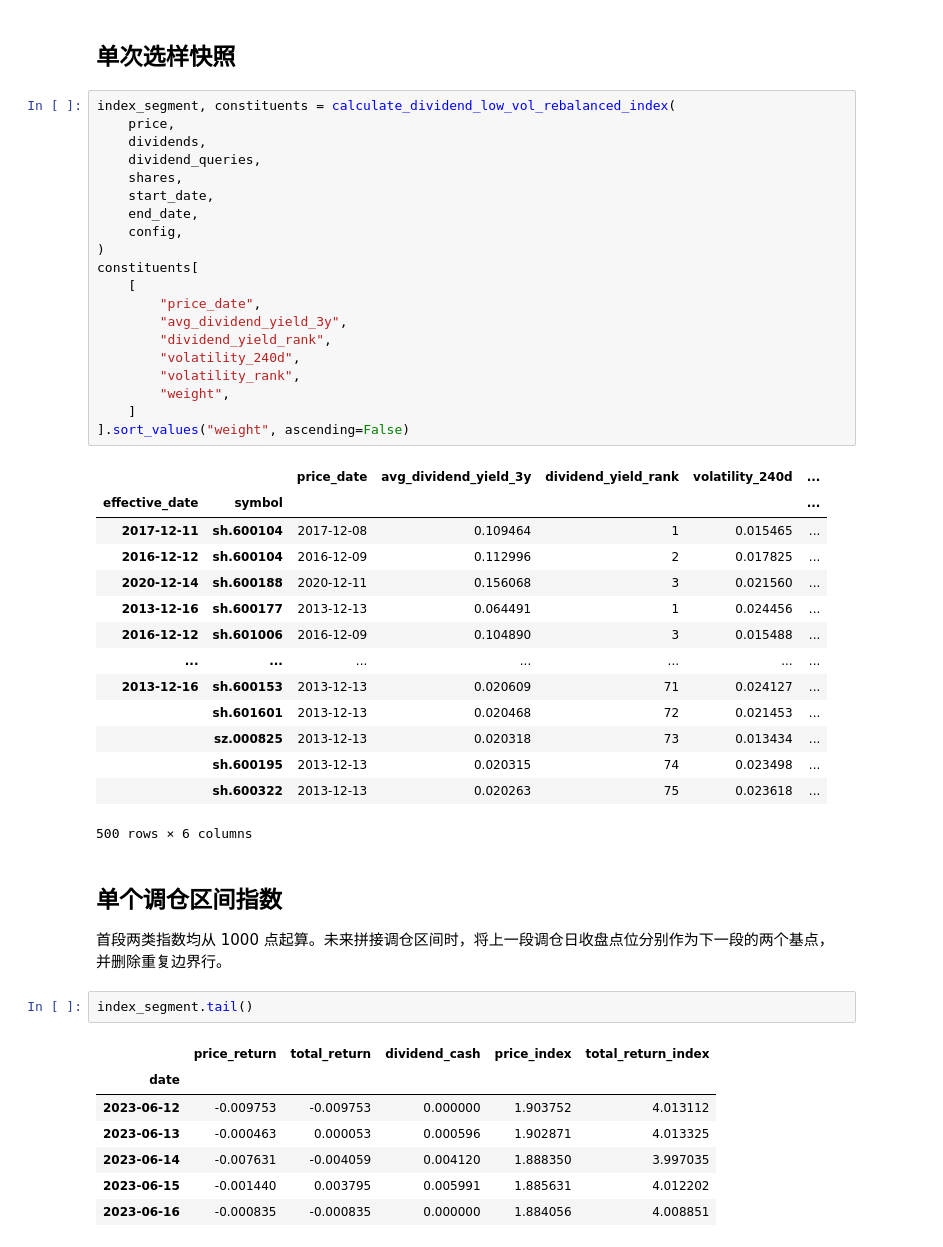
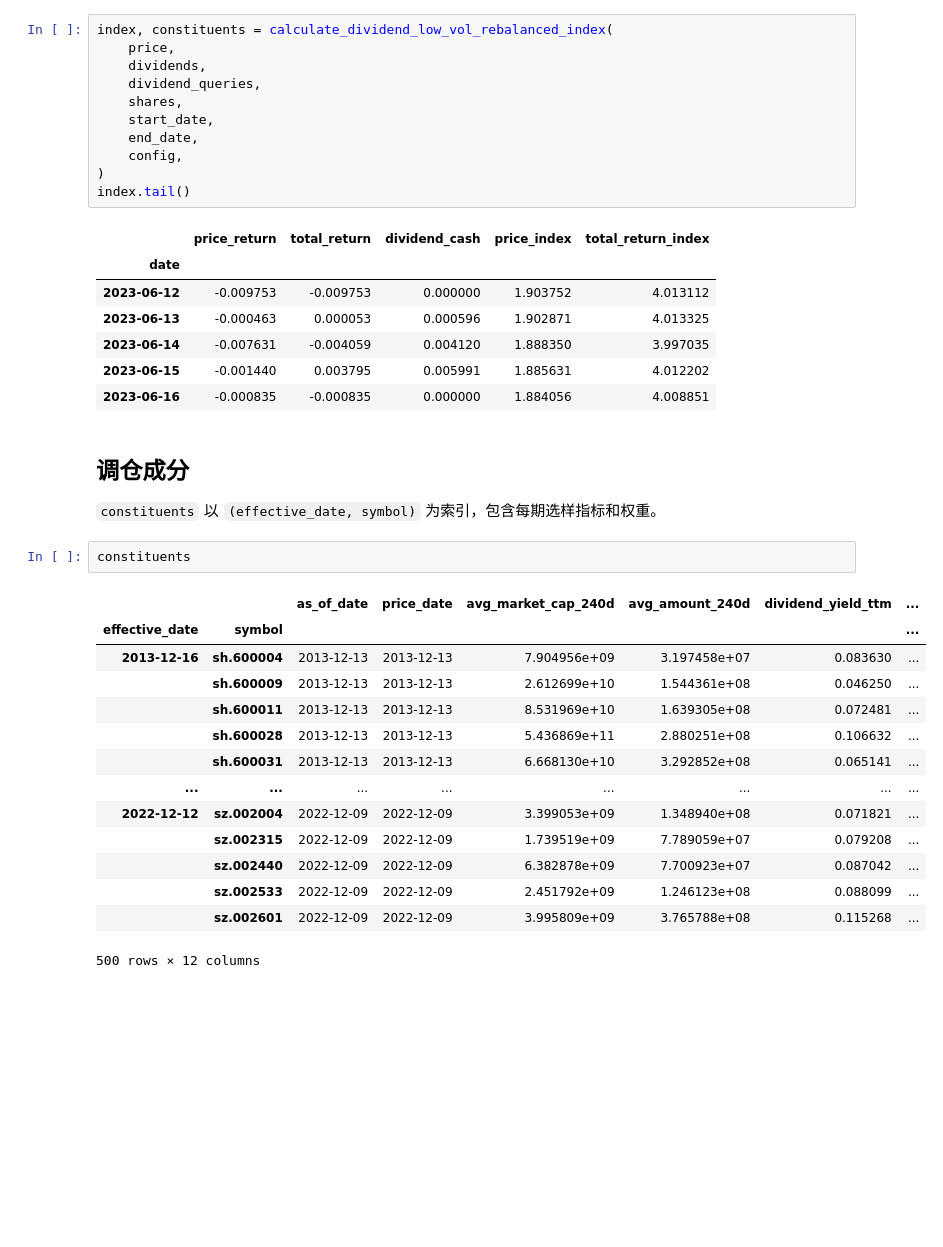
Before and after one commit to zyye00/pyquant, a Jupyter notebook: strategies/cross_sectional/dividend_low_vol/run.ipynb, the cells around one changed output. Drawn from its saved outputs; the diff is of its cells as text; blank space fills up the shorter version.

```diff
--- a/strategies/cross_sectional/dividend_low_vol/run.ipynb
+++ b/strategies/cross_sectional/dividend_low_vol/run.ipynb
@@ -147,7 +38,5 @@ shares = load_dataset("stock_profit_quarterly")
-# %% [markdown]
-## 单次选样快照
 # %%
-index_segment, constituents = calculate_dividend_low_vol_rebalanced_index(
+index, constituents = calculate_dividend_low_vol_rebalanced_index(
     price,
     dividends,
     dividend_queries,
@@ -156,42 +45,33 @@ index_segment, constituents = calculate_dividend_low_vol_rebalanced_index(
     end_date,
     config,
 )
-constituents[
-    [
-        "price_date",
-        "avg_dividend_yield_3y",
-        "dividend_yield_rank",
-        "volatility_240d",
-        "volatility_rank",
-        "weight",
-    ]
-].sort_values("weight", ascending=False)
+index.tail()
 # %% [output]
-|  |  | price_date | avg_dividend_yield_3y | dividend_yield_rank | volatility_240d | ... |
-| effective_date | symbol |  |  |  |  | ... |
-| 2017-12-11 | sh.600104 | 2017-12-08 | 0.109464 | 1 | 0.015465 | ... |
-| 2016-12-12 | sh.600104 | 2016-12-09 | 0.112996 | 2 | 0.017825 | ... |
-| 2020-12-14 | sh.600188 | 2020-12-11 | 0.156068 | 3 | 0.021560 | ... |
-| 2013-12-16 | sh.600177 | 2013-12-13 | 0.064491 | 1 | 0.024456 | ... |
-| 2016-12-12 | sh.601006 | 2016-12-09 | 0.104890 | 3 | 0.015488 | ... |
-| ... | ... | ... | ... | ... | ... | ... |
-| 2013-12-16 | sh.600153 | 2013-12-13 | 0.020609 | 71 | 0.024127 | ... |
-|  | sh.601601 | 2013-12-13 | 0.020468 | 72 | 0.021453 | ... |
-|  | sz.000825 | 2013-12-13 | 0.020318 | 73 | 0.013434 | ... |
-|  | sh.600195 | 2013-12-13 | 0.020315 | 74 | 0.023498 | ... |
-|  | sh.600322 | 2013-12-13 | 0.020263 | 75 | 0.023618 | ... |
+|  | price_return | total_return | dividend_cash | price_index | total_return_index |
+| date |  |  |  |  |  |
+| 2023-06-12 | -0.009753 | -0.009753 | 0.000000 | 1.903752 | 4.013112 |
+| 2023-06-13 | -0.000463 | 0.000053 | 0.000596 | 1.902871 | 4.013325 |
+| 2023-06-14 | -0.007631 | -0.004059 | 0.004120 | 1.888350 | 3.997035 |
+| 2023-06-15 | -0.001440 | 0.003795 | 0.005991 | 1.885631 | 4.012202 |
+| 2023-06-16 | -0.000835 | -0.000835 | 0.000000 | 1.884056 | 4.008851 |
-500 rows × 6 columns
-# %% [markdown]
-## 单个调仓区间指数
-
-首段两类指数均从 1000 点起算。未来拼接调仓区间时，将上一段调仓日收盘点位分别作为下一段的两个基点，并删除重复边界行。
-# %%
-index_segment.tail()
-# %% [output]
-|  | price_return | total_return | dividend_cash | price_index | total_return_index |
-| date |  |  |  |  |  |
-| 2023-06-12 | -0.009753 | -0.009753 | 0.000000 | 1.903752 | 4.013112 |
-| 2023-06-13 | -0.000463 | 0.000053 | 0.000596 | 1.902871 | 4.013325 |
-| 2023-06-14 | -0.007631 | -0.004059 | 0.004120 | 1.888350 | 3.997035 |
-| 2023-06-15 | -0.001440 | 0.003795 | 0.005991 | 1.885631 | 4.012202 |
-| 2023-06-16 | -0.000835 | -0.000835 | 0.000000 | 1.884056 | 4.008851 |
+# %% [markdown]
+## 调仓成分
+
+`constituents` 以 `(effective_date, symbol)` 为索引，包含每期选样指标和权重。
+# %%
+constituents
+# %% [output]
+|  |  | as_of_date | price_date | avg_market_cap_240d | avg_amount_240d | dividend_yield_ttm | ... |
+| effective_date | symbol |  |  |  |  |  | ... |
+| 2013-12-16 | sh.600004 | 2013-12-13 | 2013-12-13 | 7.904956e+09 | 3.197458e+07 | 0.083630 | ... |
+|  | sh.600009 | 2013-12-13 | 2013-12-13 | 2.612699e+10 | 1.544361e+08 | 0.046250 | ... |
+|  | sh.600011 | 2013-12-13 | 2013-12-13 | 8.531969e+10 | 1.639305e+08 | 0.072481 | ... |
+|  | sh.600028 | 2013-12-13 | 2013-12-13 | 5.436869e+11 | 2.880251e+08 | 0.106632 | ... |
+|  | sh.600031 | 2013-12-13 | 2013-12-13 | 6.668130e+10 | 3.292852e+08 | 0.065141 | ... |
+| ... | ... | ... | ... | ... | ... | ... | ... |
+| 2022-12-12 | sz.002004 | 2022-12-09 | 2022-12-09 | 3.399053e+09 | 1.348940e+08 | 0.071821 | ... |
+|  | sz.002315 | 2022-12-09 | 2022-12-09 | 1.739519e+09 | 7.789059e+07 | 0.079208 | ... |
+|  | sz.002440 | 2022-12-09 | 2022-12-09 | 6.382878e+09 | 7.700923e+07 | 0.087042 | ... |
+|  | sz.002533 | 2022-12-09 | 2022-12-09 | 2.451792e+09 | 1.246123e+08 | 0.088099 | ... |
+|  | sz.002601 | 2022-12-09 | 2022-12-09 | 3.995809e+09 | 3.765788e+08 | 0.115268 | ... |
+500 rows × 12 columns
```
Also changed, not shown: parts of 25 cells of this notebook, 3 other files.
